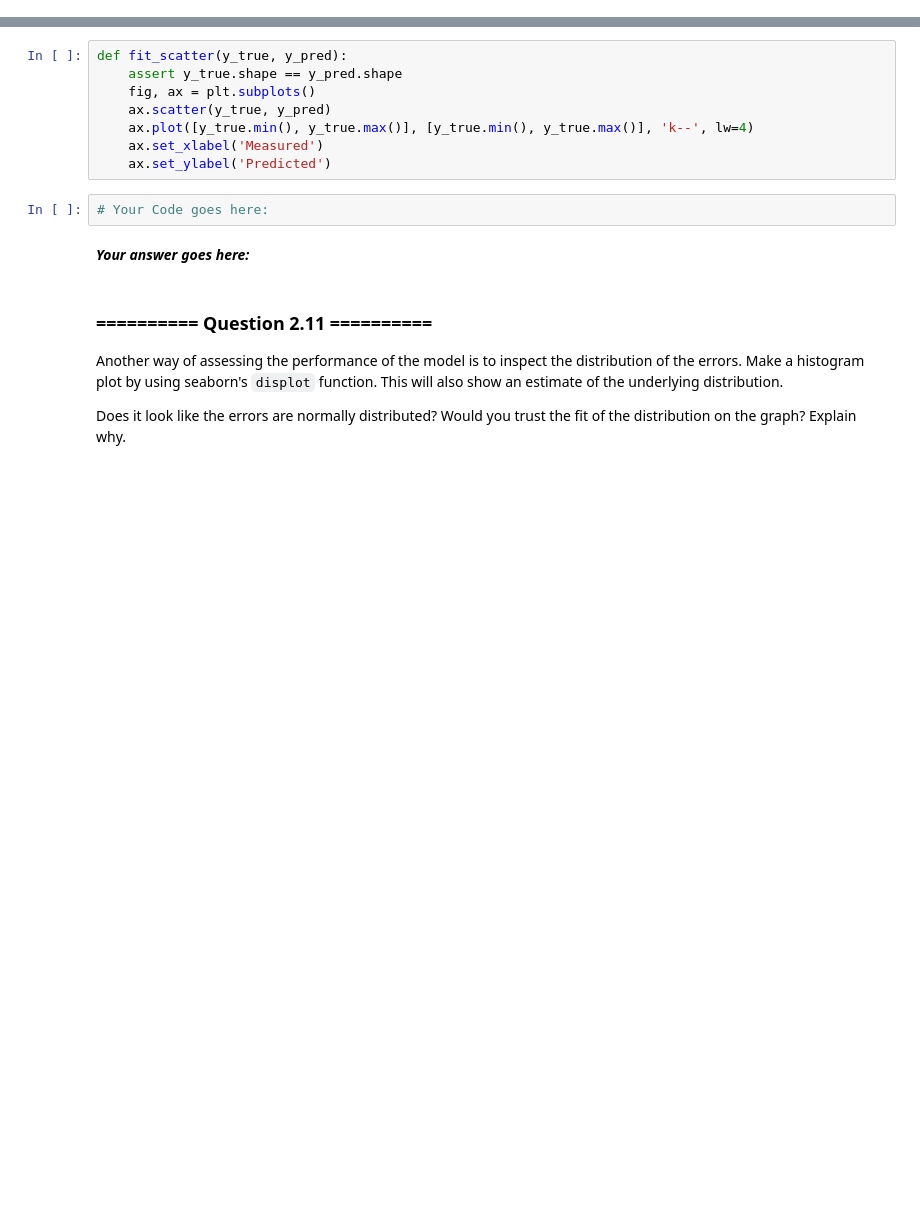
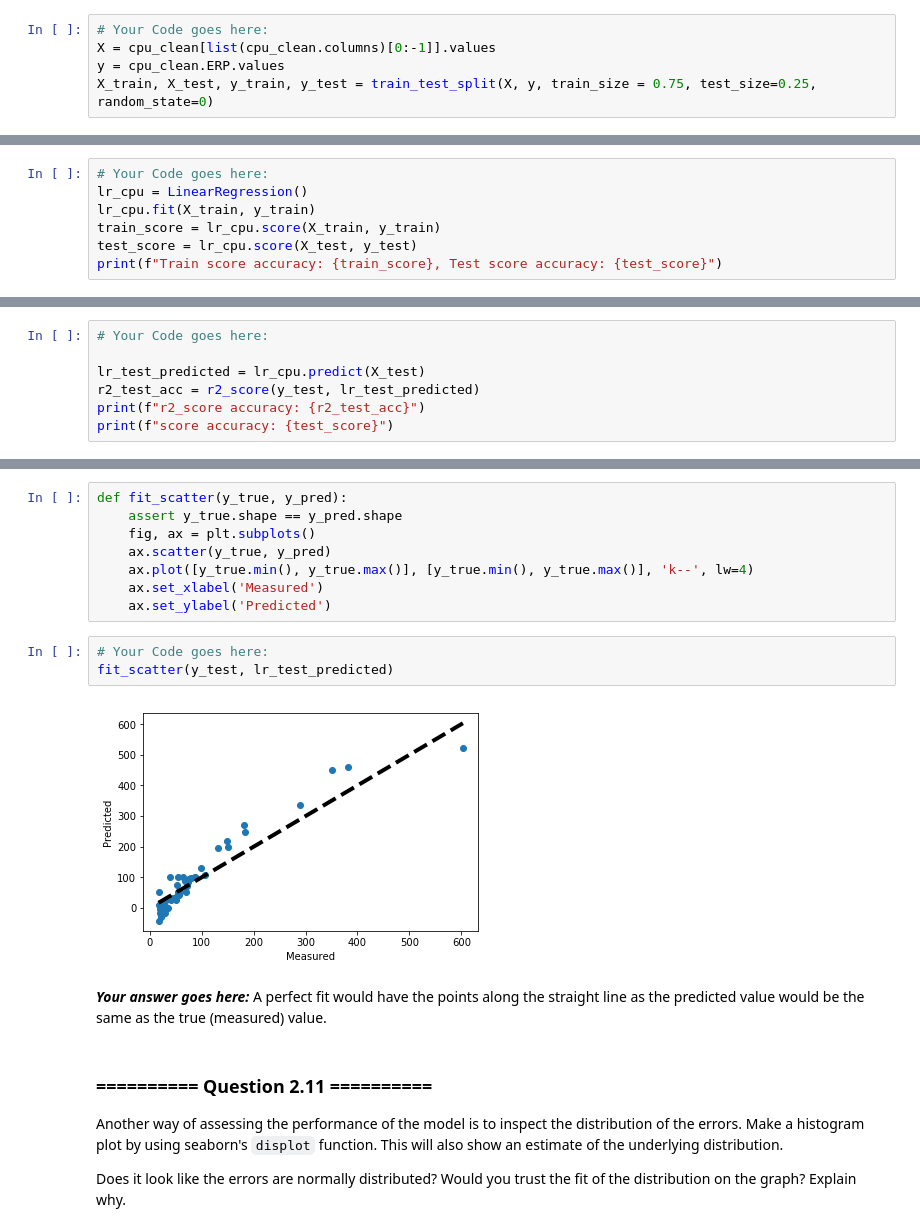
Before and after one commit to ZornitsaAsanska/iaml-labs, a Jupyter notebook: Labs/02 - Decision Trees and Linear Regression.ipynb, the cells around one changed output, grey strips where cells are left out. Drawn from its saved outputs; the diff is of its cells as text; blank space fills up the shorter version.

```diff
--- a/Labs/02 - Decision Trees and Linear Regression.ipynb
+++ b/Labs/02 - Decision Trees and Linear Regression.ipynb
@@ -675,3 +743,8 @@ Display the shapes of all matrices involved and double-check that all dimensiona
+# %%
+# Your Code goes here:
+X = cpu_clean[list(cpu_clean.columns)[0:-1]].values
+y = cpu_clean.ERP.values
+X_train, X_test, y_train, y_test = train_test_split(X, y, train_size = 0.75, test_size=0.25, random_state=0)
 # %% [markdown]
 ### ========== Question 2.8 ==========
 Fit a simple linear regressor by using the [`LinearRegression`](http://scikit-learn.org/0.19/modules/generated/sklearn.linear_model.LinearRegression.html) model in Scikit-learn. Report the training accuracy by using the `score` attribute. What does this represent?
@@ -681,0 +751,7 @@ Fit a simple linear regressor by using the [`LinearRegression`](http://scikit-le
+# %%
+# Your Code goes here:
+lr_cpu = LinearRegression()
+lr_cpu.fit(X_train, y_train)
+train_score = lr_cpu.score(X_train, y_train)
+test_score = lr_cpu.score(X_test, y_test)
+print(f"Train score accuracy: {train_score}, Test score accuracy: {test_score}")
@@ -690,0 +767,7 @@ How does the accuracy compare to the one reported on the training dataset? Do yo
+# %%
+# Your Code goes here:
+
+lr_test_predicted = lr_cpu.predict(X_test)
+r2_test_acc = r2_score(y_test, lr_test_predicted)
+print(f"r2_score accuracy: {r2_test_acc}")
+print(f"score accuracy: {test_score}")
@@ -703,8 +791,12 @@ def fit_scatter(y_true, y_pred):
     ax.set_ylabel('Predicted')
 # %%
 # Your Code goes here:
+fit_scatter(y_test, lr_test_predicted)
+# %% [output]
+[figure, added]
-# %% [markdown]
-***Your answer goes here:***
+# %% [markdown]
+***Your answer goes here:***
+A perfect fit would have the points along the straight line as the predicted value would be the same as the true (measured) value.
 # %% [markdown]
 ### ========== Question 2.11 ==========
 Another way of assessing the performance of the model is to inspect the distribution of the errors. Make a histogram plot by using seaborn's `displot` function. This will also show an estimate of the underlying distribution.
```
Also changed, not shown: parts of 23 cells of this notebook.
